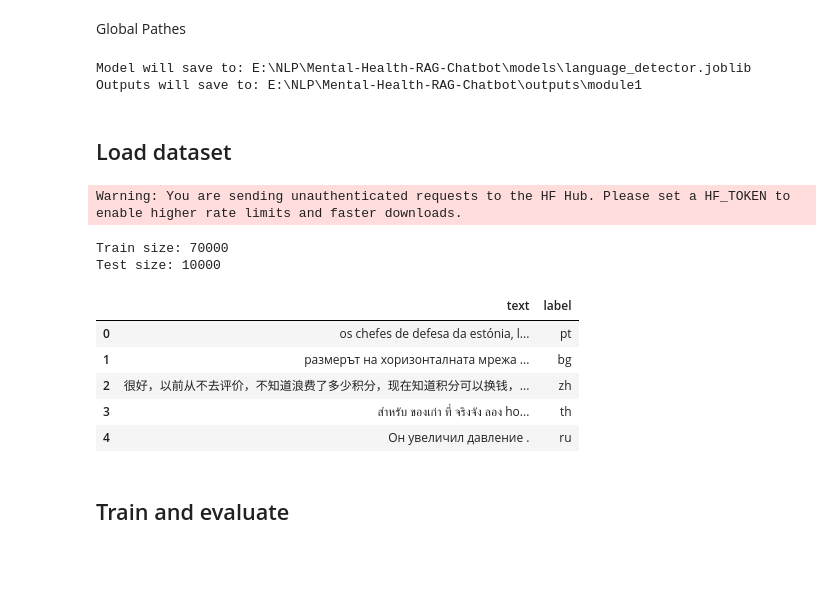
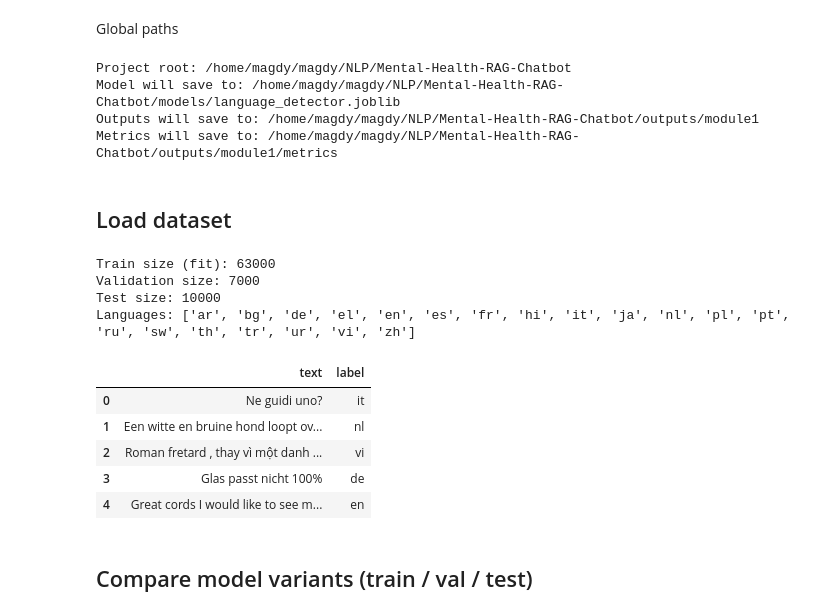
Before and after one commit to mohamed-elessawy/Mental-Health-RAG-Chatbot, a Jupyter notebook: notebooks/module1_language_detection.ipynb, the cells around one changed output. Saved outputs shown, nothing was run; the diff lists cells and outputs as text; code cells hidden in the pictures; blank space fills up the shorter version.

```diff
--- a/notebooks/module1_language_detection.ipynb
+++ b/notebooks/module1_language_detection.ipynb
@@ -20,23 +22,34 @@ from sklearn.metrics import accuracy_score, classification_report, confusion_mat
 from sklearn.pipeline import FeatureUnion, Pipeline
 from sklearn.svm import LinearSVC
 # %% [markdown]
-Global Pathes
+Global paths
 # %%
 from pathlib import Path
 
-# Works regardless of who runs it, as long as they run from inside the repo
-NOTEBOOK_DIR = Path().resolve()
-PROJECT_ROOT = NOTEBOOK_DIR.parent  # repo root
+# Repo root when cwd is repo root or notebooks/
+_cwd = Path.cwd().resolve()
+PROJECT_ROOT = _cwd if (_cwd / "models").is_dir() else _cwd.parent
 
 MODEL_PATH = PROJECT_ROOT / "models" / "language_detector.joblib"
 OUTPUT_DIR = PROJECT_ROOT / "outputs" / "module1"
+METRICS_DIR = OUTPUT_DIR / "metrics"
 
-OUTPUT_DIR.mkdir(parents=True, exist_ok=True)
-MODEL_PATH.parent.mkdir(parents=True, exist_ok=True)
+CM_CSV_PATH = METRICS_DIR / "language_detector.confusion_matrix.csv"
+CM_PNG_PATH = METRICS_DIR / "language_detector.confusion_matrix.png"
+COMPARISON_CSV_PATH = METRICS_DIR / "model_comparison.csv"
+LEARNING_CURVE_CSV_PATH = METRICS_DIR / "learning_curve.csv"
+LEARNING_CURVE_PNG_PATH = METRICS_DIR / "learning_curve.png"
 
+for path in (OUTPUT_DIR, METRICS_DIR, MODEL_PATH.parent):
+    path.mkdir(parents=True, exist_ok=True)
+
+print("Project root:", PROJECT_ROOT)
 print("Model will save to:", MODEL_PATH)
 print("Outputs will save to:", OUTPUT_DIR)
+print("Metrics will save to:", METRICS_DIR)
 # %% [output]
-Model will save to: E:\NLP\Mental-Health-RAG-Chatbot\models\language_detector.joblib
-Outputs will save to: E:\NLP\Mental-Health-RAG-Chatbot\outputs\module1
+Project root: /home/magdy/magdy/NLP/Mental-Health-RAG-Chatbot
+Model will save to: /home/magdy/magdy/NLP/Mental-Health-RAG-Chatbot/models/language_detector.joblib
+Outputs will save to: /home/magdy/magdy/NLP/Mental-Health-RAG-Chatbot/outputs/module1
+Metrics will save to: /home/magdy/magdy/NLP/Mental-Health-RAG-Chatbot/outputs/module1/metrics
 # %%
@@ -107,28 +289,41 @@ def save_confusion_matrix_png(cm, labels: List[str], path: Path) -> None:
 ## Load dataset
 # %%
 from datasets import load_dataset
+from sklearn.model_selection import train_test_split
 
 dataset = load_dataset("papluca/language-identification")
 
-x_train = list(dataset["train"]["text"])
-y_train = list(dataset["train"]["labels"])
+x_train_full = list(dataset["train"]["text"])
+y_train_full = list(dataset["train"]["labels"])
 x_test = list(dataset["test"]["text"])
 y_test = list(dataset["test"]["labels"])
 
-print("Train size:", len(x_train))
+# Hold-out validation for many checks during training (stratified)
+x_train, x_val, y_train, y_val = train_test_split(
+    x_train_full,
+    y_train_full,
+    test_size=0.1,
+    random_state=42,
+    stratify=y_train_full,
+)
+
+print("Train size (fit):", len(x_train))
+print("Validation size:", len(x_val))
 print("Test size:", len(x_test))
+print("Languages:", sorted(set(y_train_full)))
 
 pd.DataFrame({"text": x_train[:5], "label": y_train[:5]})
 # %% [output]
-Warning: You are sending unauthenticated requests to the HF Hub. Please set a HF_TOKEN to enable higher rate limits and faster downloads.
+Train size (fit): 63000
+Validation size: 7000
+Test size: 10000
+Languages: ['ar', 'bg', 'de', 'el', 'en', 'es', 'fr', 'hi', 'it', 'ja', 'nl', 'pl', 'pt', 'ru', 'sw', 'th', 'tr', 'ur', 'vi', 'zh']
-Train size: 70000
-Test size: 10000
 |  | text | label |
-| 0 | os chefes de defesa da estónia, l... | pt |
-| 1 | размерът на хоризонталната мрежа ... | bg |
-| 2 | 很好，以前从不去评价，不知道浪费了多少积分，现在知道积分可以换钱，... | zh |
-| 3 | สำหรับ ของเก่า ที่ จริงจัง ลอง ho... | th |
-| 4 | Он увеличил давление . | ru |
+| 0 | Ne guidi uno? | it |
+| 1 | Een witte en bruine hond loopt ov... | nl |
+| 2 | Roman fretard , thay vì một danh ... | vi |
+| 3 | Glas passt nicht 100% | de |
+| 4 | Great cords I would like to see m... | en |
 # %% [markdown]
-## Train and evaluate
+## Compare model variants (train / val / test)
 # %%
```
Also changed, not shown: parts of 10 cells of this notebook.
